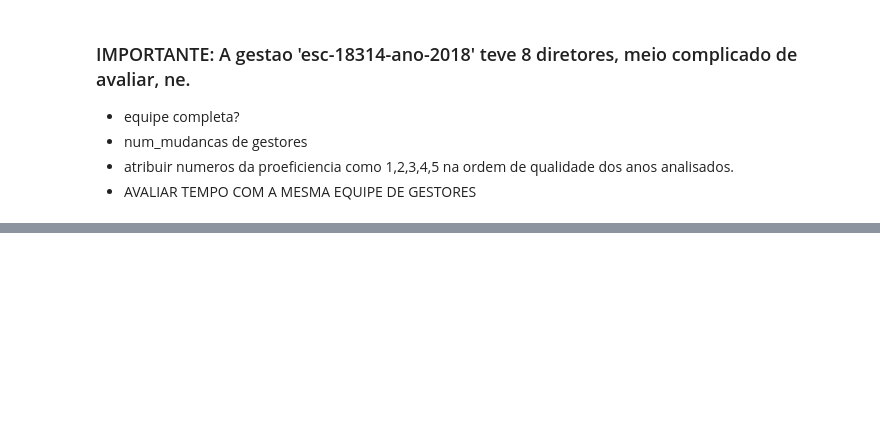
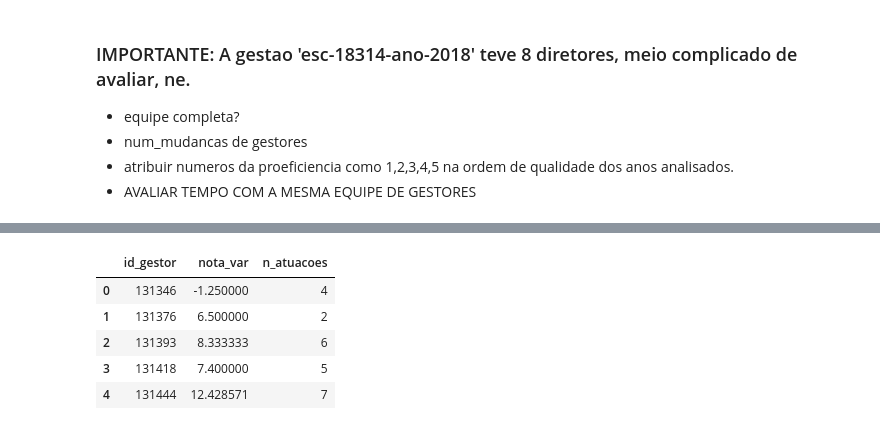
Before and after one commit to vultor33/DesafioSeduc, a Jupyter notebook: Fato_Gestao_SARESP.ipynb, the cells around one changed output, grey strips where cells are left out. Cells and saved outputs as stored; diff of their text form; code cells hidden in the pictures; blank space fills up the shorter version.

```diff
--- a/Fato_Gestao_SARESP.ipynb
+++ b/Fato_Gestao_SARESP.ipynb
@@ -323,0 +288,11 @@ gest.head(3)
+# %%
+nota_gestor = {}
+nota_gestor['id_gestor'] = []
+nota_gestor['nota_var'] = []
+nota_gestor['n_atuacoes'] = []
+for nome, dados in result.groupby('id_gestor'):
+    nota_gestor['id_gestor'].append(nome)
+    nota_gestor['nota_var'].append(dados.variacao.mean())
+    nota_gestor['n_atuacoes'].append(len(dados))
+
+nota_gestor = pd.DataFrame(data=nota_gestor)
@@ -323,0 +323,11 @@ gest.head(3)
+# %%
+nota_gestor = nota_gestor[nota_gestor.n_atuacoes >= 2]
+# %%
+nota_gestor.head(5)
+# %% [output]
+|  | id_gestor | nota_var | n_atuacoes |
+| 0 | 131346 | -1.250000 | 4 |
+| 1 | 131376 | 6.500000 | 2 |
+| 2 | 131393 | 8.333333 | 6 |
+| 3 | 131418 | 7.400000 | 5 |
+| 4 | 131444 | 12.428571 | 7 |
```
Also changed, not shown: parts of 49 cells of this notebook.
